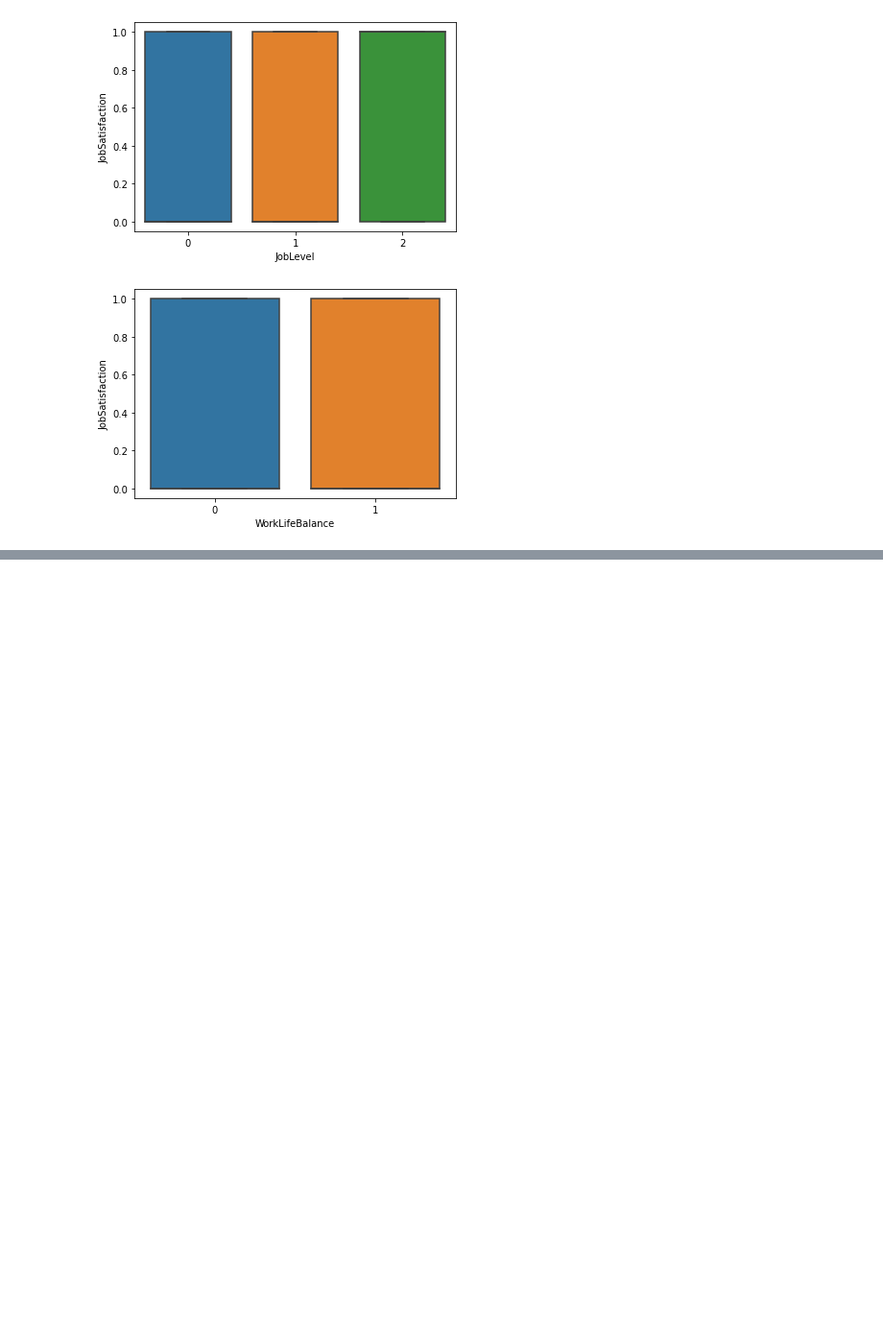
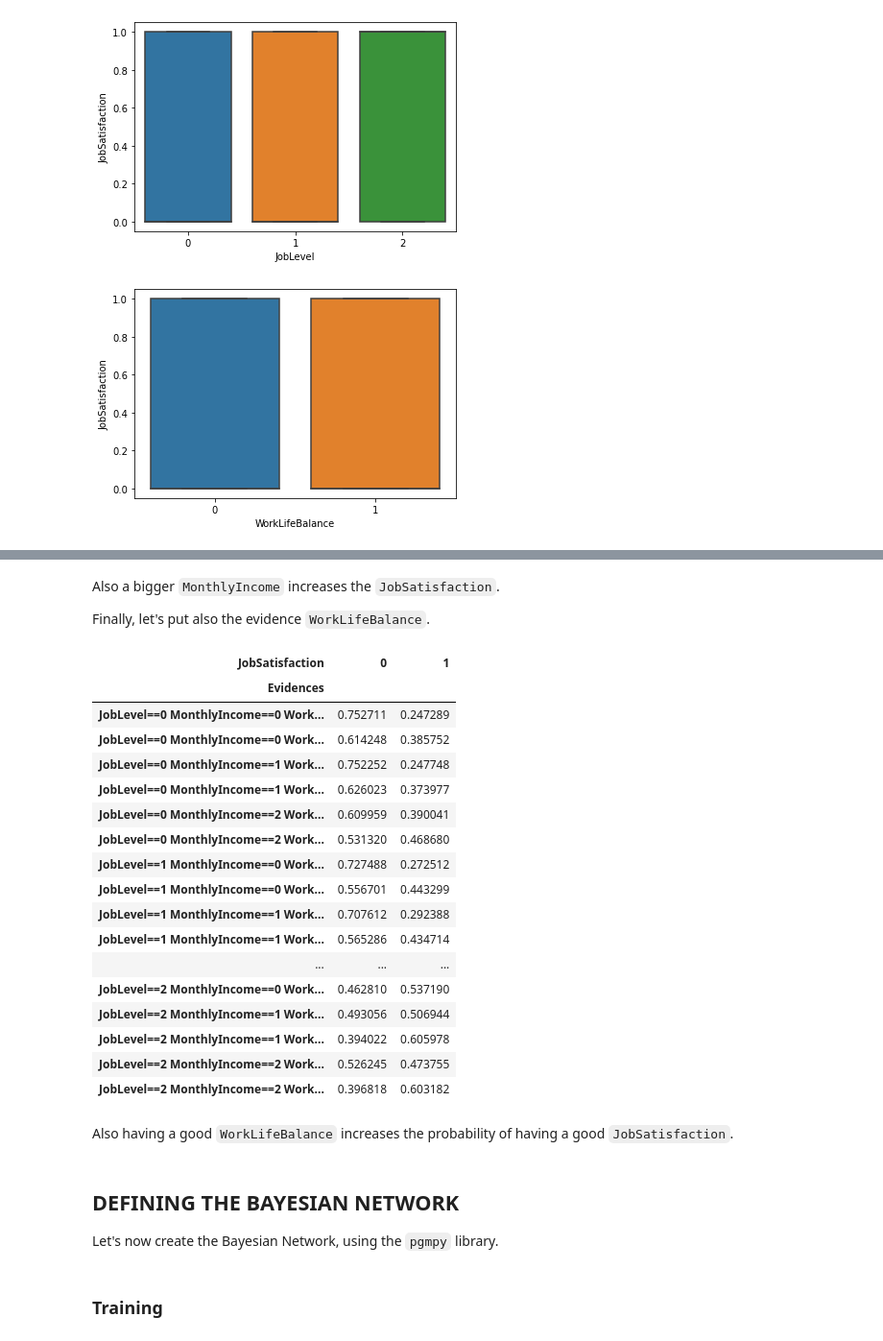
Before and after one commit to EnricoPittini/Job-satisfaction, a Jupyter notebook: Job satisfaction modeling.ipynb, the cells around one changed output, grey strips where cells are left out. Shown at 96% size. Saved outputs shown, nothing was run; the diff lists cells and outputs as text; code cells hidden in the pictures; blank space fills up the shorter version.

```diff
--- a/Job satisfaction modeling.ipynb
+++ b/Job satisfaction modeling.ipynb
@@ -547,0 +759,30 @@ Based on the already-present relationships and on the added relationships, the f
+# %% [markdown]
+Also a bigger `MonthlyIncome` increases the `JobSatisfaction`.
+
+Finally, let's put also the evidence `WorkLifeBalance`.
+# %%
+compute_cpd(data=df, variable='JobSatisfaction', evidences=['JobLevel', 'MonthlyIncome', 'WorkLifeBalance'])
+# %% [output]
+| JobSatisfaction | 0 | 1 |
+| Evidences |  |  |
+| JobLevel==0 MonthlyIncome==0 Work... | 0.752711 | 0.247289 |
+| JobLevel==0 MonthlyIncome==0 Work... | 0.614248 | 0.385752 |
+| JobLevel==0 MonthlyIncome==1 Work... | 0.752252 | 0.247748 |
+| JobLevel==0 MonthlyIncome==1 Work... | 0.626023 | 0.373977 |
+| JobLevel==0 MonthlyIncome==2 Work... | 0.609959 | 0.390041 |
+| JobLevel==0 MonthlyIncome==2 Work... | 0.531320 | 0.468680 |
+| JobLevel==1 MonthlyIncome==0 Work... | 0.727488 | 0.272512 |
+| JobLevel==1 MonthlyIncome==0 Work... | 0.556701 | 0.443299 |
+| JobLevel==1 MonthlyIncome==1 Work... | 0.707612 | 0.292388 |
+| JobLevel==1 MonthlyIncome==1 Work... | 0.565286 | 0.434714 |
+| ... | ... | ... |
+| JobLevel==2 MonthlyIncome==0 Work... | 0.462810 | 0.537190 |
+| JobLevel==2 MonthlyIncome==1 Work... | 0.493056 | 0.506944 |
+| JobLevel==2 MonthlyIncome==1 Work... | 0.394022 | 0.605978 |
+| JobLevel==2 MonthlyIncome==2 Work... | 0.526245 | 0.473755 |
+| JobLevel==2 MonthlyIncome==2 Work... | 0.396818 | 0.603182 |
+# %% [markdown]
+Also having a good `WorkLifeBalance` increases the probability of having a good `JobSatisfaction`.
+# %% [markdown]
+## DEFINING THE BAYESIAN NETWORK
+Let's now create the Bayesian Network, using the `pgmpy` library.
@@ -547,0 +808,2 @@ Based on the already-present relationships and on the added relationships, the f
+# %% [markdown]
+### Training
```
Also changed, not shown: parts of 51 cells of this notebook, 1 other file.
